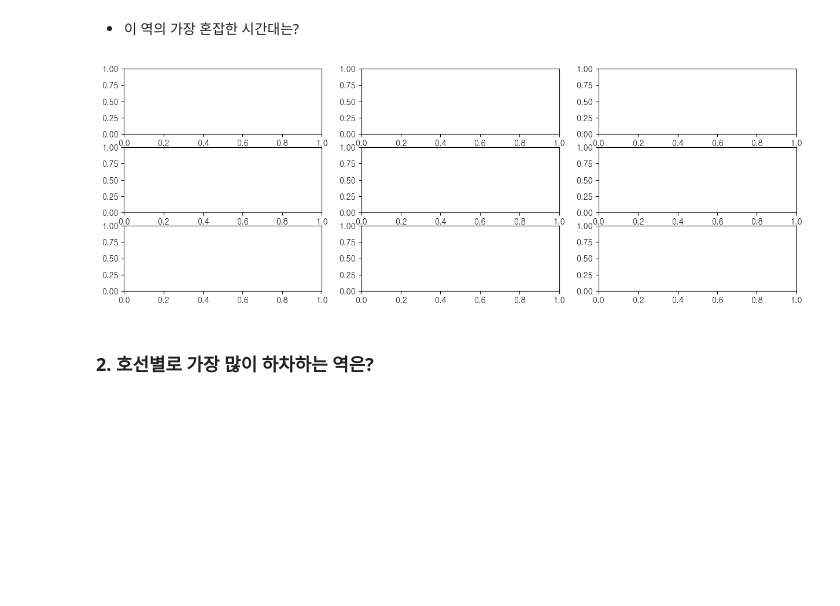
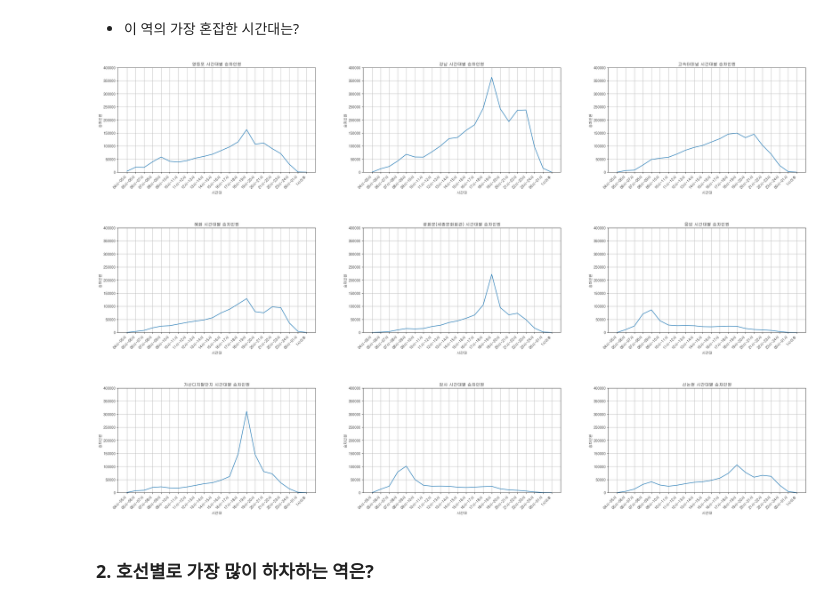
Before and after one commit to HyunJW/Subway_Analystic, a Jupyter notebook: 지하철 이용현황.ipynb, the cells around one changed output. Cells and saved outputs as stored; diff of their text form; code cells hidden in the pictures; blank space fills up the shorter version.

```diff
--- a/지하철 이용현황.ipynb
+++ b/지하철 이용현황.ipynb
@@ -456,18 +487,102 @@ for i in range(0,9):
 # %%
-fig = plt.figure(figsize=(15,5))
+fig = plt.figure(figsize=(30,20))
 
-#9개의 서브 플롯
+# 9개의 서브 플롯
 ax1 = fig.add_subplot(331)
+
+ax1.plot(df_in_1.index, df_in_1['승차인원'])
+ax1.set_xlabel('시간대')
+ax1.set_ylabel('승차인원')
+ax1.set_xticks(range(len(df_in_1.index)))
+ax1.set_xticklabels(df_in_1.index, rotation=45, ha='right')
+ax1.set_title('영등포 시간대별 승차인원')
+ax1.set_ylim(0, 400000)
+ax1.grid(True)
+
 ax2 = fig.add_subplot(332)
+ax2.plot(df_in_2.index, df_in_2['승차인원'])
+ax2.set_xlabel('시간대')
+ax2.set_ylabel('승차인원')
+ax2.set_xticks(range(len(df_in_2.index)))
+ax2.set_xticklabels(df_in_2.index, rotation=45, ha='right')
+ax2.set_title('강남 시간대별 승차인원')
+ax2.set_ylim(0, 400000)
+ax2.grid(True)
+
 ax3 = fig.add_subplot(333)
+ax3.plot(df_in_3.index, df_in_3['승차인원'])
+ax3.set_xlabel('시간대')
+ax3.set_ylabel('승차인원')
+ax3.set_xticks(range(len(df_in_3.index)))
+ax3.set_xticklabels(df_in_3.index, rotation=45, ha='right')
+ax3.set_title('고속터미널 시간대별 승차인원')
+ax3.set_ylim(0, 400000)
+ax3.grid(True)
+
 ax4 = fig.add_subplot(334)
+ax4.plot(df_in_4.index, df_in_4['승차인원'])
+ax4.set_xlabel('시간대')
+ax4.set_ylabel('승차인원')
+ax4.set_xticks(range(len(df_in_4.index)))
+ax4.set_xticklabels(df_in_4.index, rotation=45, ha='right')
+ax4.set_title('혜화 시간대별 승차인원')
+ax4.set_ylim(0, 400000)
+ax4.grid(True)
+
 ax5 = fig.add_subplot(335)
+ax5.plot(df_in_5.index, df_in_5['승차인원'])
+ax5.set_xlabel('시간대')
+ax5.set_ylabel('승차인원')
+ax5.set_xticks(range(len(df_in_5.index)))
+ax5.set_xticklabels(df_in_5.index, rotation=45, ha='right')
+ax5.set_title('광화문(세종문화회관) 시간대별 승차인원')
+ax5.set_ylim(0, 400000)
+ax5.grid(True)
+
 ax6 = fig.add_subplot(336)
+ax6.plot(df_in_6.index, df_in_6['승차인원'])
+ax6.set_xlabel('시간대')
+ax6.set_ylabel('승차인원')
+ax6.set_xticks(range(len(df_in_6.index)))
+ax6.set_xticklabels(df_in_6.index, rotation=45, ha='right')
+ax6.set_title('응암 시간대별 승차인원')
+ax6.set_ylim(0, 400000)
+ax6.grid(True)
+
 ax7 = fig.add_subplot(337)
+ax7.plot(df_in_7.index, df_in_7['승차인원'])
+ax7.set_xlabel('시간대')
+ax7.set_ylabel('승차인원')
+ax7.set_xticks(range(len(df_in_7.index)))
+ax7.set_xticklabels(df_in_7.index, rotation=45, ha='right')
+ax7.set_title('가산디지털단지 시간대별 승차인원')
+ax7.set_ylim(0, 400000)
+ax7.grid(True)
+
 ax8 = fig.add_subplot(338)
+ax8.plot(df_in_8.index, df_in_8['승차인원'])
+ax8.set_xlabel('시간대')
+ax8.set_ylabel('승차인원')
+ax8.set_xticks(range(len(df_in_8.index)))
+ax8.set_xticklabels(df_in_8.index, rotation=45, ha='right')
+ax8.set_title('암사 시간대별 승차인원')
+ax8.set_ylim(0, 400000)
+ax8.grid(True)
+
 ax9 = fig.add_subplot(339)
+ax9.plot(df_in_9.index, df_in_9['승차인원'])
+ax9.set_xlabel('시간대')
+ax9.set_ylabel('승차인원')
+ax9.set_xticks(range(len(df_in_9.index)))
+ax9.set_xticklabels(df_in_9.index, rotation=45, ha='right')
+ax9.set_title('신논현 시간대별 승차인원')
+ax9.set_ylim(0, 400000)
+ax9.grid(True)
+
+plt.tight_layout(pad = 8)
+plt.show()
 # %% [output]
-[figure, old version]
+[figure, new version]
 # %% [markdown]
 ### 2. 호선별로 가장 많이 하차하는 역은?
 # %%
```
Also changed, not shown: parts of 41 cells of this notebook.
